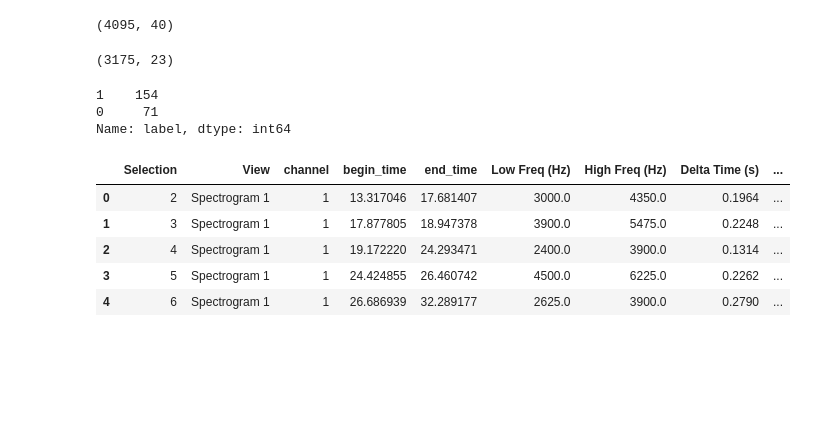
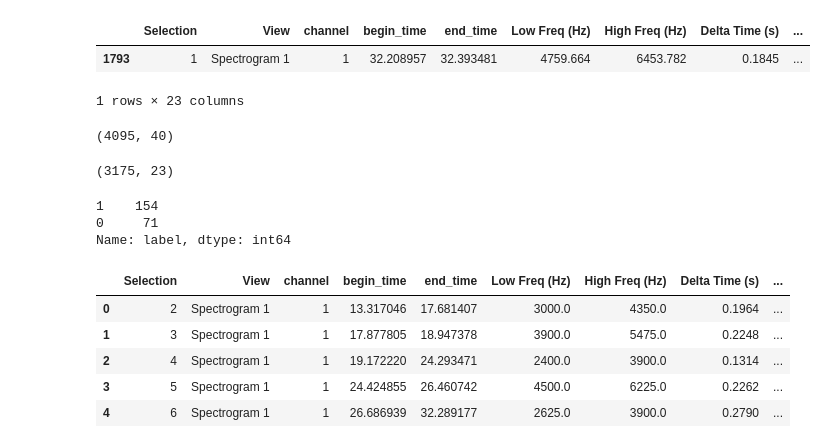
Before and after one commit to deep-voice/soundbay, a Jupyter notebook: notebooks/concat_2017_2022_notebook.ipynb, the cells around one changed output. Drawn from its saved outputs; the diff is of its cells as text; code cells hidden in the pictures; blank space fills up the shorter version.

```diff
--- a/notebooks/concat_2017_2022_notebook.ipynb
+++ b/notebooks/concat_2017_2022_notebook.ipynb
@@ -4,6 +4,12 @@ import matplotlib.pyplot as plt
 # %%
 new_train_data = pd.read_csv('../datasets/Manatees/manatee_train_val_test_splits.csv')
 old_train_data = pd.read_csv('../datasets/Manatees/Manatee_annotations_bg_from_calls.csv')
+# %%
+new_train_data[new_train_data.filename=='211210_0078']
+# %% [output]
+|  | Selection | View | channel | begin_time | end_time | Low Freq (Hz) | High Freq (Hz) | Delta Time (s) | ... |
+| 1793 | 1 | Spectrogram 1 | 1 | 32.208957 | 32.393481 | 4759.664 | 6453.782 | 0.1845 | ... |
+1 rows × 23 columns
 # %%
 old_train_data.shape
 # %% [output]
```
Also changed, not shown: parts of 1 cell of this notebook, 7 other files.
